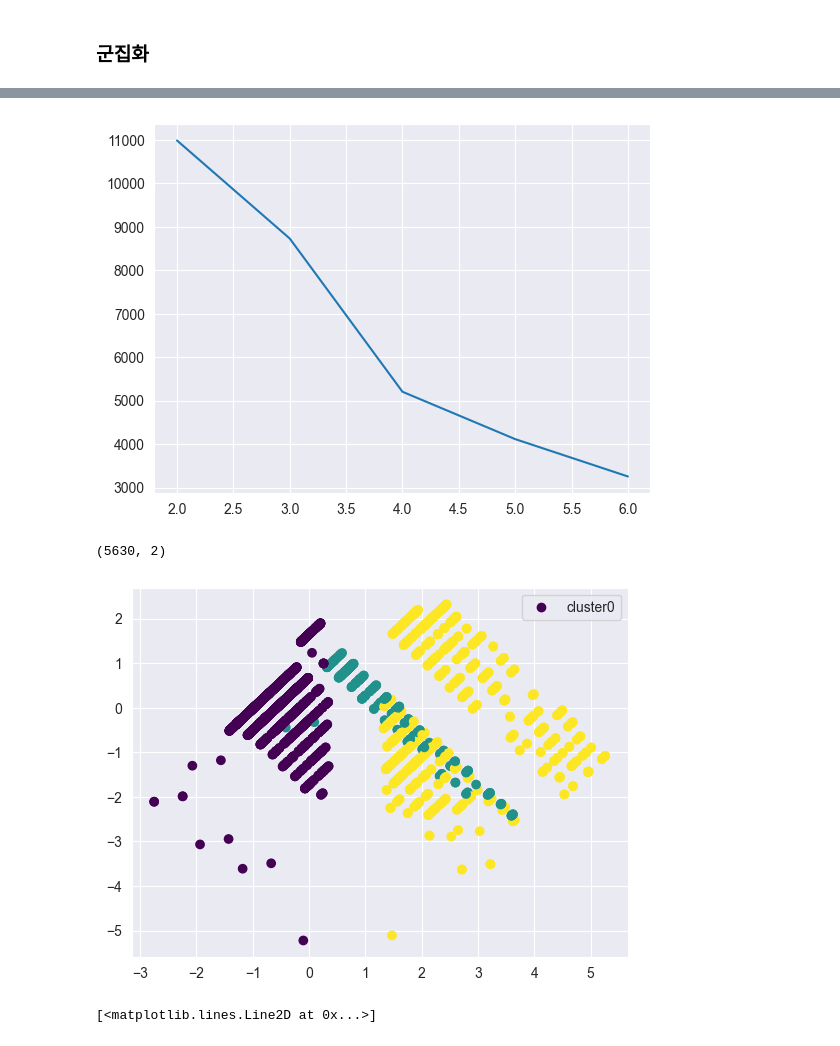
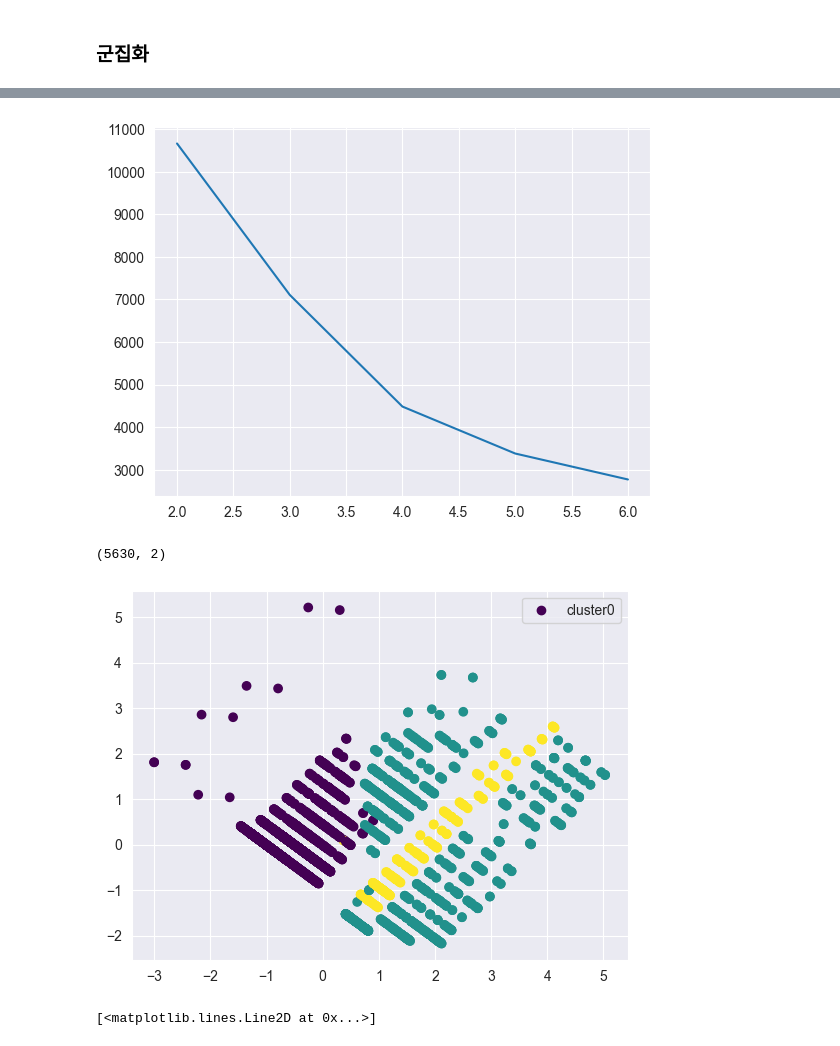
Before and after one commit to 0jihwan/SKN14-2nd-3Team, a Jupyter notebook: KongJihwan/RFA.ipynb, the cells around one changed output, grey strips where cells are left out. Drawn from its saved outputs; the diff is of its cells as text; code cells hidden in the pictures.

```diff
--- a/KongJihwan/RFA.ipynb
+++ b/KongJihwan/RFA.ipynb
@@ -118,10 +140,11 @@ from sklearn.preprocessing import StandardScaler
 
 scaler = StandardScaler()
 
-rfm_df['Recency'] = scaler.fit_transform(rfm_df[['Recency']])
-rfm_df['Frequency'] = scaler.fit_transform(rfm_df[['Frequency']])
-rfm_df['Monetary'] = scaler.fit_transform(rfm_df[['Monetary']])
-
+rfm_scaled = pd.DataFrame(
+    scaler.fit_transform(rfm_df),
+    columns=rfm_df.columns,
+    index=rfm_df.index
+)
 # rfm_df.describe()
 # %%
 fig, ax = plt.subplots(1, 3, figsize=(17,5))
@@ -155,10 +178,10 @@ dtype: float64
 from sklearn.cluster import KMeans
 
 kmeans = KMeans(n_clusters=3)
-labels = kmeans.fit_predict(rfm_df)
+labels = kmeans.fit_predict(rfm_scaled)
 
-rfm_df['cluster'] = labels
-rfm_df
+rfm_scaled['cluster'] = labels
+rfm_scaled
 # %% [output]
 |  | Recency | Frequency | Monetary | cluster |
 | 0 | -0.180903 | -0.636249 | -0.351465 | 0 |
@@ -178,30 +201,30 @@ rfm_df
 inertias = []
 for k in range(2, 7):
     kmeans = KMeans(n_clusters=k, random_state=42)
-    labels = kmeans.fit_predict(rfm_df.iloc[:-1])
+    labels = kmeans.fit_predict(rfm_scaled.iloc[:-1])
     inertias.append(kmeans.inertia_)
 
 plt.plot(range(2, 7), inertias)
 plt.show()
 # %% [output]
-[figure, old version]
+[figure, new version]
 # %%
 from sklearn.decomposition import PCA
 # 시각화
-y = rfm_df['cluster']
+y = rfm_scaled['cluster']
 
 
 pca = PCA(n_components=2)
-X_pca = pca.fit_transform(rfm_df.iloc[:,1:4])
+X_pca = pca.fit_transform(rfm_scaled.iloc[:,1:4])
 print(X_pca.shape)
 
 plt.scatter(X_pca[:, 0], X_pca[:, 1], c=y, cmap='viridis', label='cluster0')
 plt.legend()
 
 plt.show()
 # %% [output]
 (5630, 2)
-[figure, old version]
+[figure, new version]
 # %%
 # silhuette 계수 측정
 from sklearn.metrics import silhouette_score
```
Also changed, not shown: parts of 21 cells of this notebook, 2 other files.
